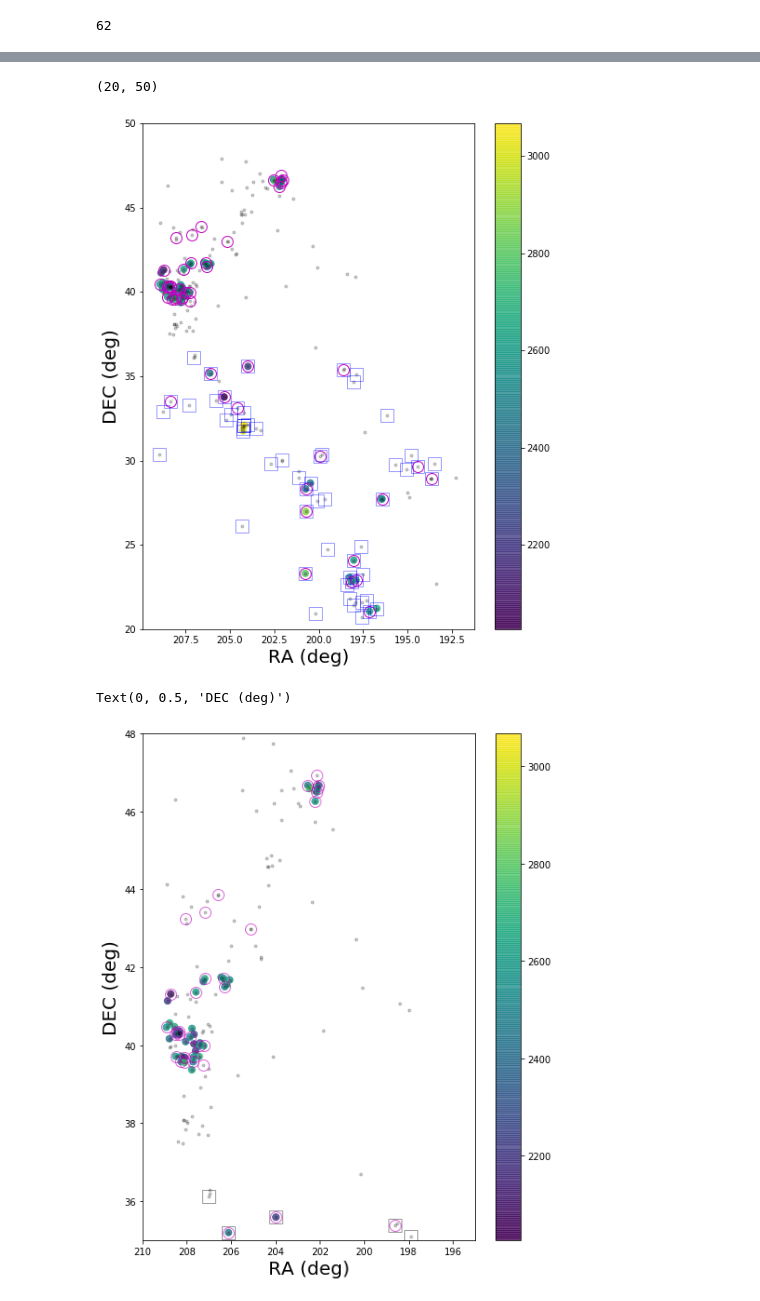
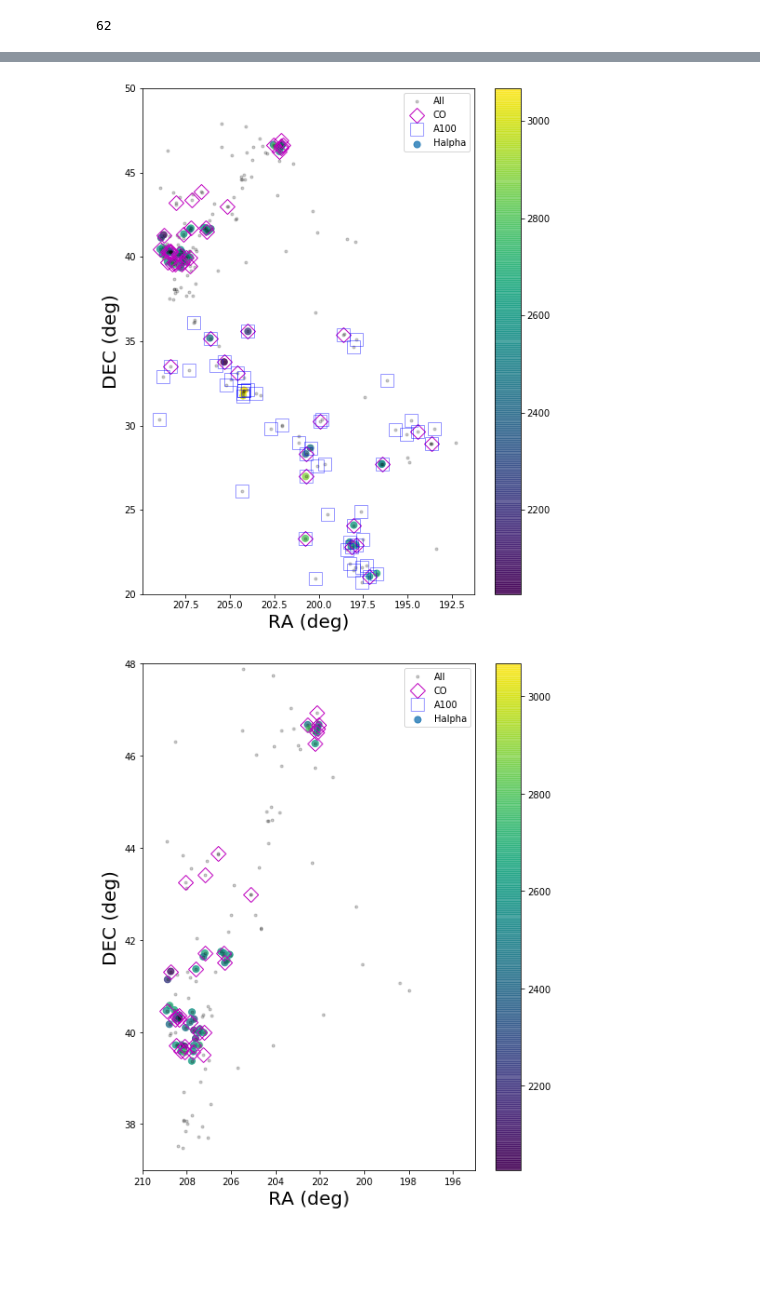
Before and after one commit to rfinn/Virgo, a Jupyter notebook: notebooks/NGCfilament.ipynb, the cells around one changed output, grey strips where cells are left out. Saved outputs shown, nothing was run; the diff lists cells and outputs as text; code cells hidden in the pictures; blank space fills up the shorter version.

```diff
--- a/notebooks/NGCfilament.ipynb
+++ b/notebooks/NGCfilament.ipynb
@@ -73,35 +84,38 @@ t = hatab['VFID','NSAIDV0','Date Obs','Pointing','Date Obs2','Telescope'][ngchaf
 t.write('/home/rfinn/research/Virgo/Halpha/ngcfilament_halpha.fits',format='fits')
 # %%
 plt.figure(figsize=(8,10))
-plt.plot(maintab['RA'][filament],maintab['DEC'][filament],'k.',alpha=.2)
-plt.scatter(maintab['RA'][ngchaflag],maintab['DEC'][ngchaflag],c=maintab['vr'][ngchaflag],s=50,alpha=.8)
+plt.plot(maintab['RA'][filament],maintab['DEC'][filament],'k.',alpha=.2,label='All')
+plt.scatter(maintab['RA'][ngchaflag],maintab['DEC'][ngchaflag],c=maintab['vr'][ngchaflag],s=50,alpha=.8,label='Halpha')
 # plot CO sources
 flag = filament & maintab['COflag']
-plt.plot(maintab['RA'][flag],maintab['DEC'][flag],'mo',markersize=12,mfc='None',alpha=1)
+plt.plot(maintab['RA'][flag],maintab['DEC'][flag],'mD',markersize=12,mfc='None',alpha=1,label='CO')
 flag = filament & maintab['A100flag']
-plt.plot(maintab['RA'][flag],maintab['DEC'][flag],'bs',markersize=14,mfc='None',alpha=.4)
+plt.plot(maintab['RA'][flag],maintab['DEC'][flag],'bs',markersize=14,mfc='None',alpha=.4,label='A100')
 cb = plt.colorbar()
+plt.legend()#label='vr (km/s)')
 plt.gca().invert_xaxis()
 plt.xlabel('RA (deg)',fontsize=20)
 plt.ylabel('DEC (deg)',fontsize=20)
 plt.ylim(20,50)
+plt.savefig('/home/rfinn/research/Virgo/plots/NGCfilament.png')
 # %% [output]
-(20, 50)
-[figure, old version]
+[figure, new version]
 # %%
 plt.figure(figsize=(8,10))
-plt.plot(maintab['RA'][filament],maintab['DEC'][filament],'k.',alpha=.2)
-plt.scatter(maintab['RA'][ngchaflag],maintab['DEC'][ngchaflag],c=maintab['vr'][ngchaflag],s=50,alpha=.8)
+plt.plot(maintab['RA'][filament],maintab['DEC'][filament],'k.',alpha=.2,label='All')
+plt.scatter(maintab['RA'][ngchaflag],maintab['DEC'][ngchaflag],c=maintab['vr'][ngchaflag],s=50,alpha=.8,label='Halpha')
 # plot CO sources
 flag = filament & maintab['COflag']
-plt.plot(maintab['RA'][flag],maintab['DEC'][flag],'mo',markersize=12,mfc='None',alpha=.6)
+plt.plot(maintab['RA'][flag],maintab['DEC'][flag],'mD',markersize=12,mfc='None',alpha=1,label='CO')
 flag = filament & maintab['A100flag']
-plt.plot(maintab['RA'][flag],maintab['DEC'][flag],'ks',markersize=14,mfc='None',alpha=.4)
+plt.plot(maintab['RA'][flag],maintab['DEC'][flag],'bs',markersize=14,mfc='None',alpha=.4,label='A100')
 cb = plt.colorbar()
-plt.axis([195,210,35,48])
+plt.legend()#label='vr (km/s)')
+
+plt.axis([195,210,37,48])
 plt.gca().invert_xaxis()
 plt.xlabel('RA (deg)',fontsize=20)
 plt.ylabel('DEC (deg)',fontsize=20)
+plt.savefig('/home/rfinn/research/Virgo/plots/NGCgroup.png')
 # %% [output]
-Text(0, 0.5, 'DEC (deg)')
-[figure, old version]
+[figure, new version]
```
Also changed, not shown: parts of 12 cells of this notebook.
